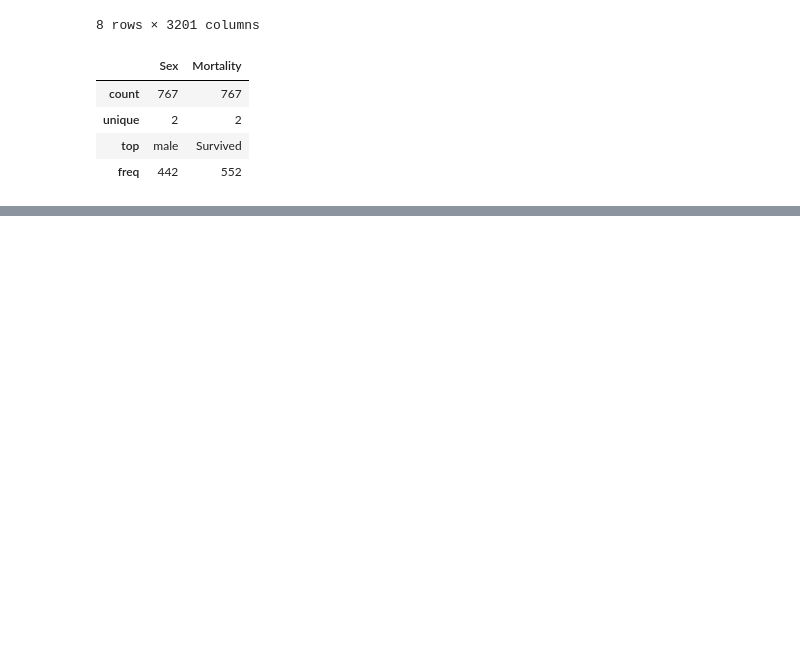
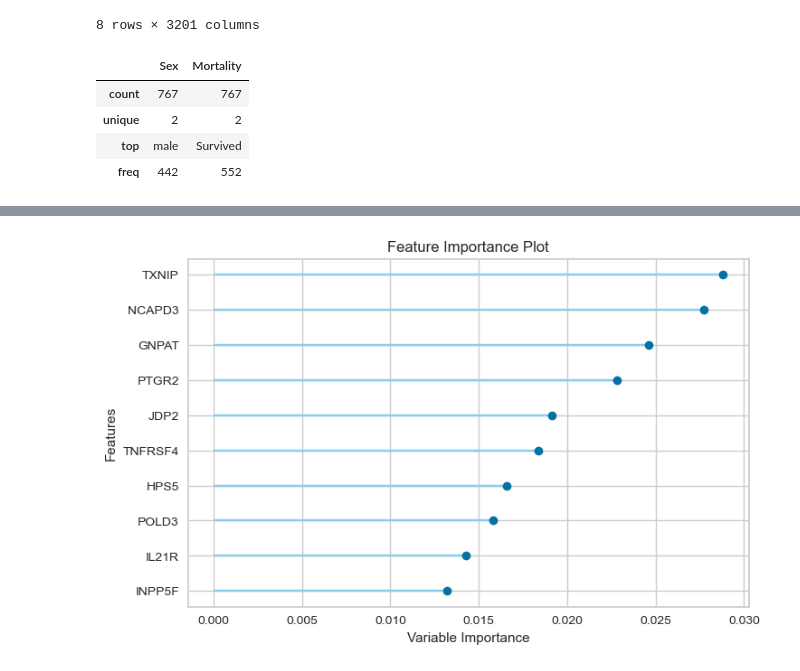
Before and after one commit to shakil2490/Sepsis_Mortality_Prediction_Transcriptomics_ML, a Jupyter notebook: sepsis_mortality_prediction.ipynb, the cells around one changed output, grey strips where cells are left out. Saved outputs shown, nothing was run; the diff lists cells and outputs as text; code cells hidden in the pictures; blank space fills up the shorter version.

```diff
--- a/sepsis_mortality_prediction.ipynb
+++ b/sepsis_mortality_prediction.ipynb
@@ -151,0 +129,11 @@ model= setup(data, target = 'Mortality', session_id = 123)
+# %%
+from pycaret.classification import *
+
+# Setup the PyCaret environment
+model = setup(data=data, target='Mortality', session_id=123)
+
+# Compare models
+best_models = compare_models(sort='Accuracy')  # Default is accuracy; you can sort by precision, recall, etc.
+
+# Display additional metrics for the best model
+print("Best Model Comparison Complete")
@@ -151,0 +198,3 @@ model= setup(data, target = 'Mortality', session_id = 123)
+# %%
+plot_model(best_models, plot='feature')  # Visualize important features
+# %% [output]
@@ -151,0 +202 @@ model= setup(data, target = 'Mortality', session_id = 123)
+[figure, added]
```
Also changed, not shown: parts of 5 cells of this notebook, 1 other file.
